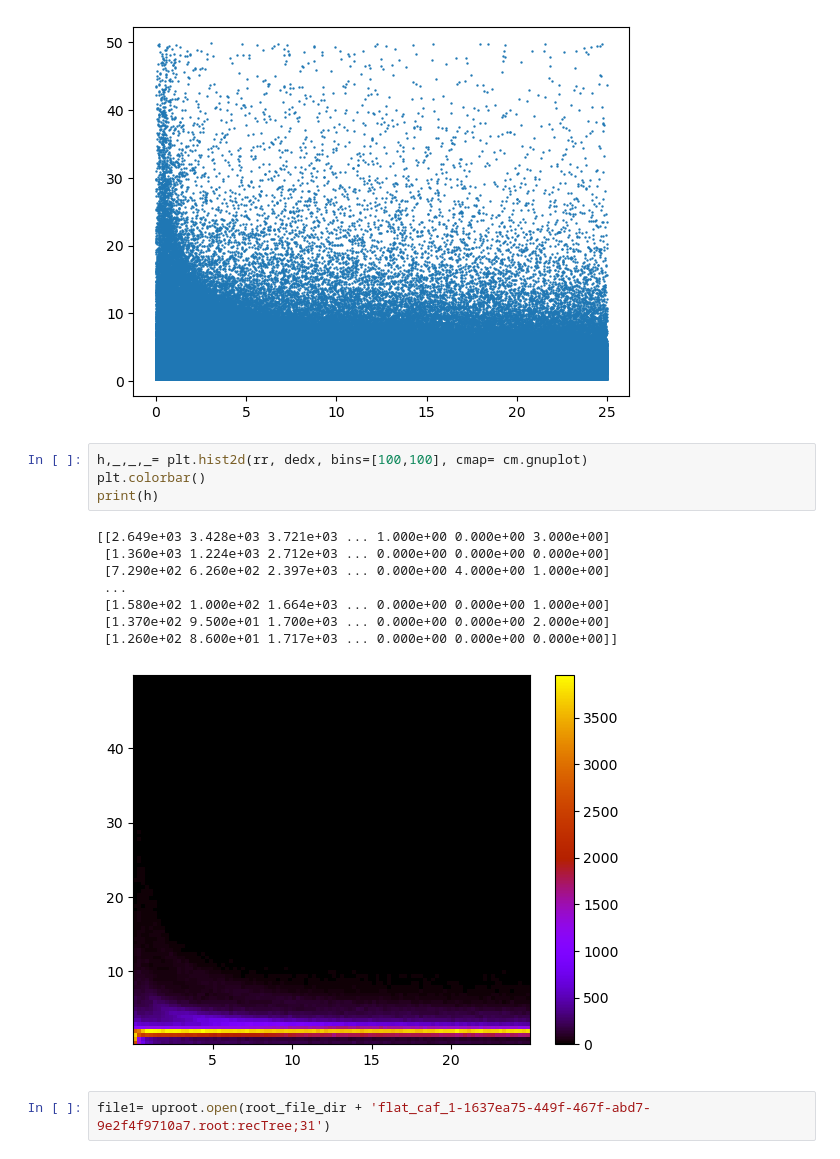
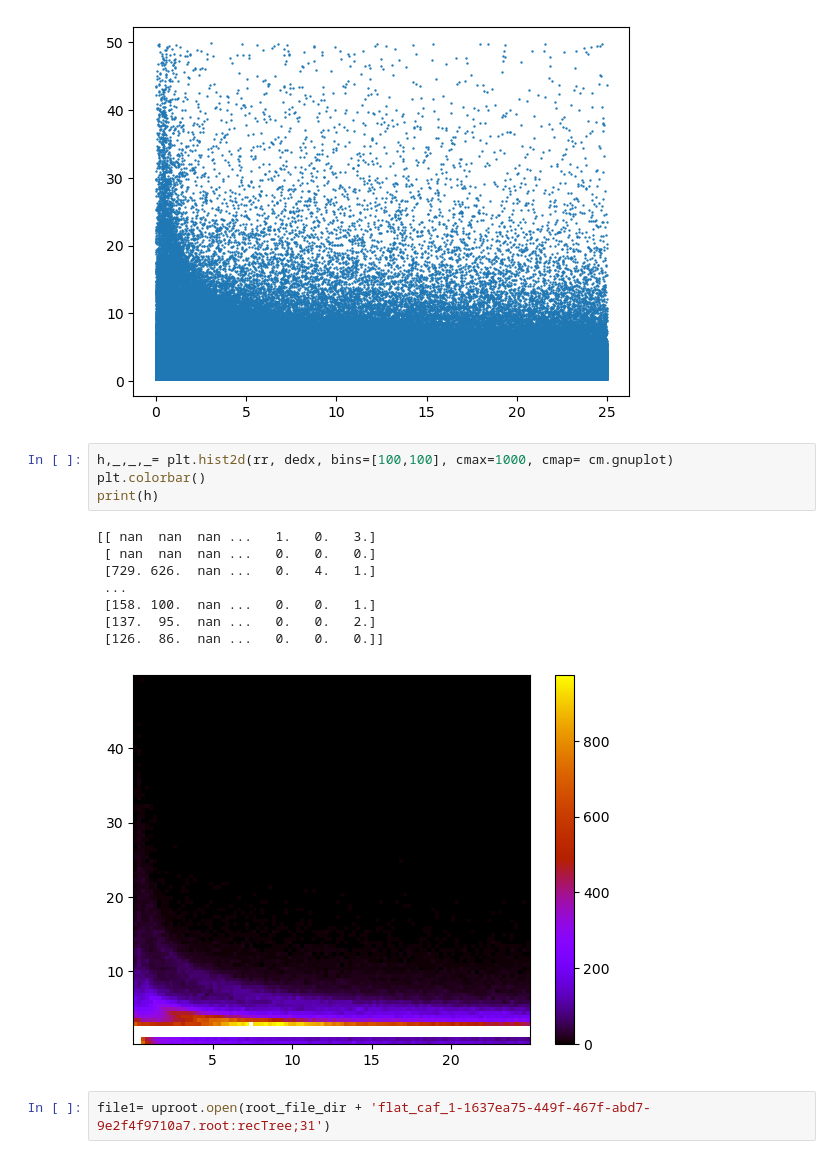
Before and after one commit to PINKTAIGAH/SHP, a Jupyter notebook: uproot_test/Legit data.ipynb, the cells around one changed output. Cells and saved outputs as stored; diff of their text form.

Commit message:
investigating dedx plot

```diff
--- a/uproot_test/Legit data.ipynb
+++ b/uproot_test/Legit data.ipynb
@@ -55,18 +55,18 @@ plt.scatter(rr, dedx, s=0.5)
 <matplotlib.collections.PathCollection at 0x...>
 [figure]
 # %%
-h,_,_,_= plt.hist2d(rr, dedx, bins=[100,100], cmap= cm.gnuplot)
+h,_,_,_= plt.hist2d(rr, dedx, bins=[100,100], cmax=1000, cmap= cm.gnuplot)
 plt.colorbar()
 print(h)
 # %% [output]
-[[2.649e+03 3.428e+03 3.721e+03 ... 1.000e+00 0.000e+00 3.000e+00]
- [1.360e+03 1.224e+03 2.712e+03 ... 0.000e+00 0.000e+00 0.000e+00]
- [7.290e+02 6.260e+02 2.397e+03 ... 0.000e+00 4.000e+00 1.000e+00]
+[[ nan  nan  nan ...   1.   0.   3.]
+ [ nan  nan  nan ...   0.   0.   0.]
+ [729. 626.  nan ...   0.   4.   1.]
  ...
- [1.580e+02 1.000e+02 1.664e+03 ... 0.000e+00 0.000e+00 1.000e+00]
- [1.370e+02 9.500e+01 1.700e+03 ... 0.000e+00 0.000e+00 2.000e+00]
- [1.260e+02 8.600e+01 1.717e+03 ... 0.000e+00 0.000e+00 0.000e+00]]
+ [158. 100.  nan ...   0.   0.   1.]
+ [137.  95.  nan ...   0.   0.   2.]
+ [126.  86.  nan ...   0.   0.   0.]]
-[figure, old version]
+[figure, new version]
 # %%
 file1= uproot.open(root_file_dir + 'flat_caf_1-1637ea75-449f-467f-abd7-9e2f4f9710a7.root:recTree;31')
 # %%
```
Also changed, not shown: parts of 2 cells of this notebook.
